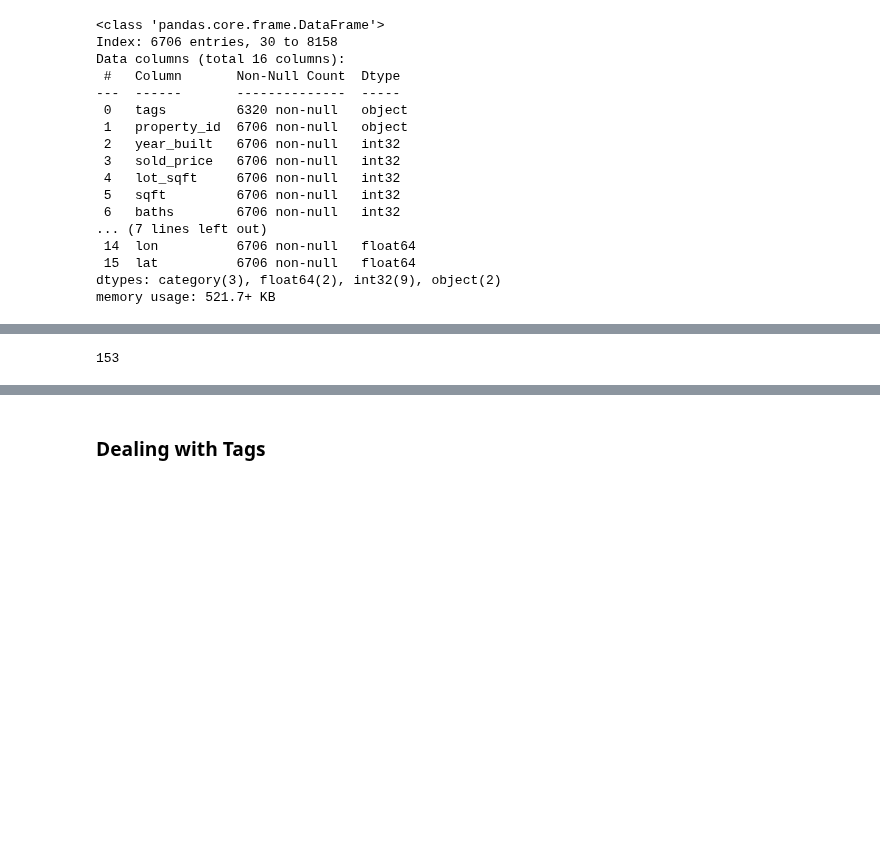
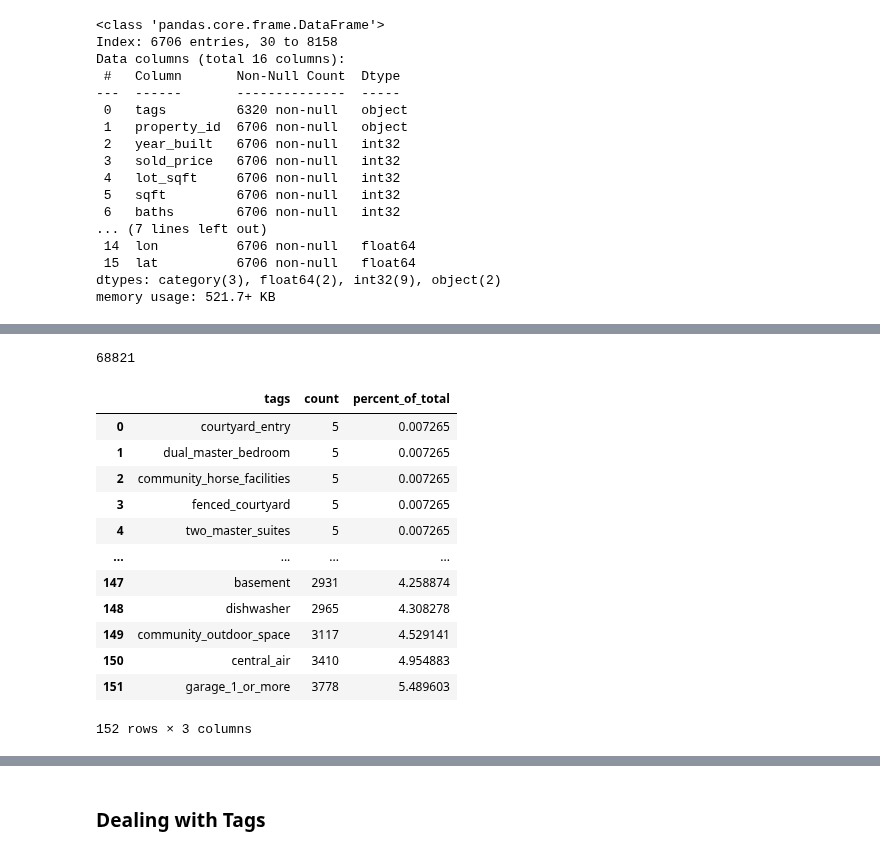
Before and after one commit to FinchWilliam/DS-Midterm-Project, a Jupyter notebook: notebooks/1 - EDA.ipynb, the cells around one changed output, grey strips where cells are left out. Cells and saved outputs as stored; diff of their text form; code cells hidden in the pictures; blank space fills up the shorter version.

```diff
--- a/notebooks/1 - EDA.ipynb
+++ b/notebooks/1 - EDA.ipynb
@@ -368,4 +350,37 @@ df.drop_duplicates()
-# %%
-len(df['tags'].unique())
-# %% [output]
-153
+# %%
+#lets break down all the tags so we can see how they feature
+tag_list = []
+for tag in df['tags']:
+    if isinstance(tag, list):
+        for mini_tag in tag:
+            # print(mini_tag)
+            tag_list.append(mini_tag)
+    else:
+        # print(tag, "not a minitag")
+        tag_list.append(tag)
+len(tag_list)
+# %% [output]
+68821
+# %%
+#turn that list of tags into a dataframe so I can easily see the count of how many times they're used along with the percent of total tags
+item_counts = pd.DataFrame()
+item_counts['tags'] = tag_list
+grouped_counts = item_counts.groupby('tags').size().reset_index(name='count')
+grouped_counts.sort_values('count', ascending=True, inplace=True, ignore_index=True)
+total_tags = len(tag_list)
+grouped_counts['percent_of_total'] = grouped_counts['count'] / total_tags *100
+grouped_counts
+# %% [output]
+|  | tags | count | percent_of_total |
+| 0 | courtyard_entry | 5 | 0.007265 |
+| 1 | dual_master_bedroom | 5 | 0.007265 |
+| 2 | community_horse_facilities | 5 | 0.007265 |
+| 3 | fenced_courtyard | 5 | 0.007265 |
+| 4 | two_master_suites | 5 | 0.007265 |
+| ... | ... | ... | ... |
+| 147 | basement | 2931 | 4.258874 |
+| 148 | dishwasher | 2965 | 4.308278 |
+| 149 | community_outdoor_space | 3117 | 4.529141 |
+| 150 | central_air | 3410 | 4.954883 |
+| 151 | garage_1_or_more | 3778 | 5.489603 |
+152 rows × 3 columns
```
Also changed, not shown: parts of 3 cells of this notebook, 1 other file.
